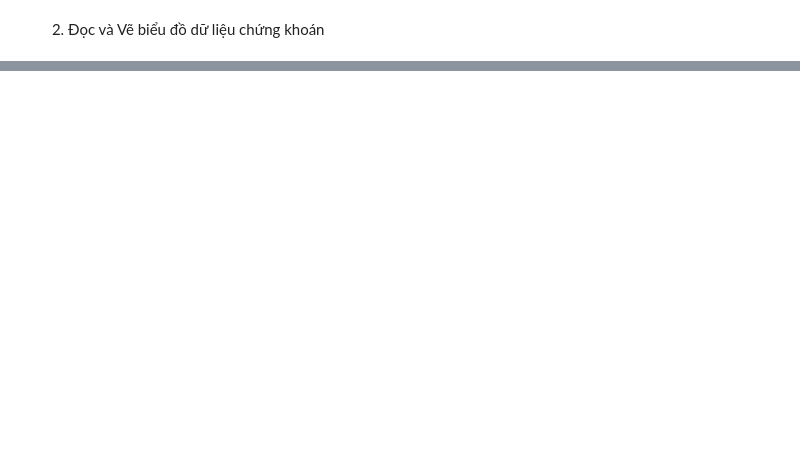
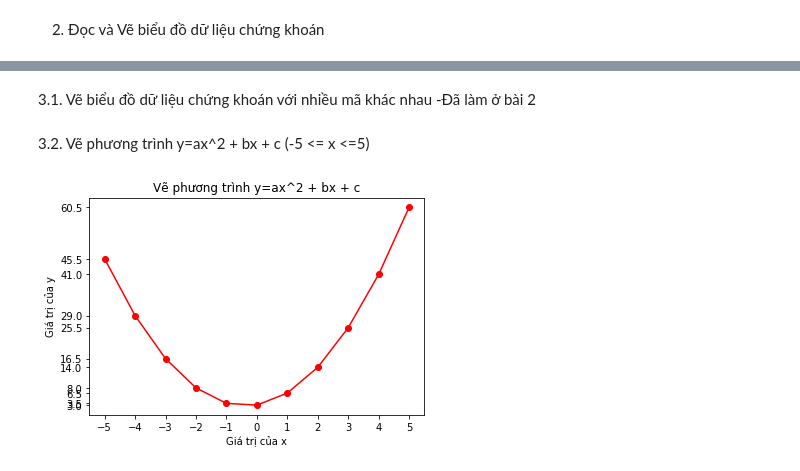
Before and after one commit to Hoanpc777/Python1, a Jupyter notebook: B3/[DS03]_[2.1]_[PhanCongHoan].ipynb, the cells around one changed output, grey strips where cells are left out. Cells and saved outputs as stored; diff of their text form; code cells hidden in the pictures; blank space fills up the shorter version.

```diff
--- a/B3/[DS03]_[2.1]_[PhanCongHoan].ipynb
+++ b/B3/[DS03]_[2.1]_[PhanCongHoan].ipynb
@@ -55,21 +55,0 @@ plt.show()
-# %%
-#import module
-import matplotlib.pyplot as plt
-import csv, os
-# List files
-path = 'data-stock'
-lst = os.listdir(path)
-# lst_fname = ['{0}'.format(','.join(str(i))) for i in lst]
-#
-for i in lst:
-    with open('data-stock/'+i,'r',encoding='utf-8') as f:
-        data_reader = csv.reader(f)
-        header = next(data_reader)
-        gia_open = [float(i[header.index('<Open>')]) for i in data_reader]
-        gia_close = [float(i[header.index('<Close>')]) for i in data_reader]
-    fig = plt.figure()
-    plt.plot(gia_open[0:100])
-    plt.title('Mã cổ phiếu '+ i[i.index('_')+1:i.index('_')+4])
-    print(gia_open[0:10])
-    print(gia_close[0:10])
-    plt.show()
@@ -94,0 +56,25 @@ for i in lst:
+# %% [markdown]
+3.1. Vẽ biểu đồ dữ liệu chứng khoán với nhiều mã khác nhau
+-Đã làm ở bài 2
+# %% [markdown]
+3.2. Vẽ phương trình y=ax^2 + bx + c (-5 <= x <=5)
+# %%
+#New variables
+x= list(range(-5,6))
+#Create new func
+def pt(a,b,c):
+    for i in x:
+        return [a *i**2 + b*i + c for i in x]
+#Choose a,b,c as requested
+y = pt(2,1.5,3)
+#Plot
+import matplotlib.pyplot as plt
+plt.plot(x, y, color="red", marker="o")
+plt.title("Vẽ phương trình y=ax^2 + bx + c")
+plt.xlabel("Giá trị của x")
+plt.ylabel("Giá trị của y")
+plt.xticks(x)
+plt.yticks(y)
+plt.show()
+# %% [output]
+[figure, added]
```
Also changed, not shown: parts of 3 cells of this notebook.
